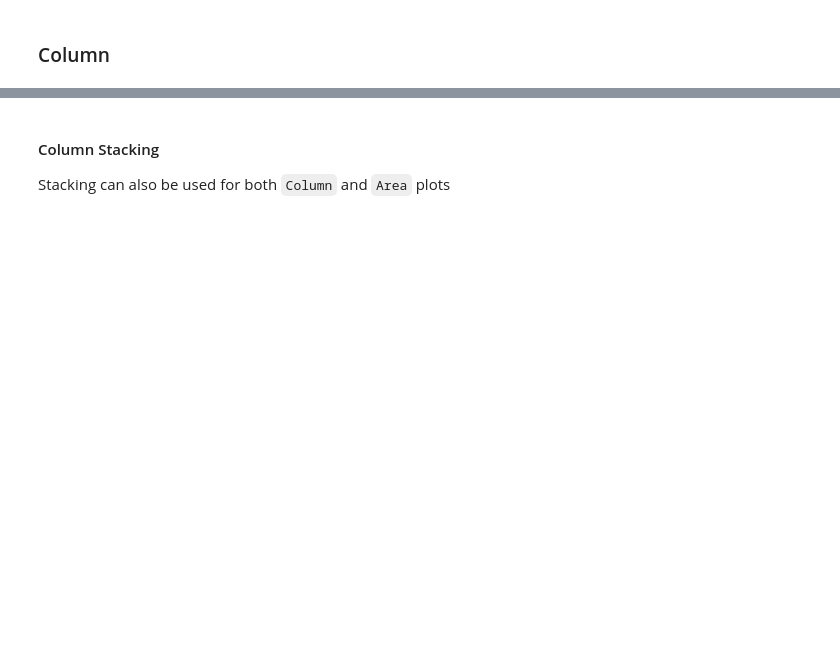
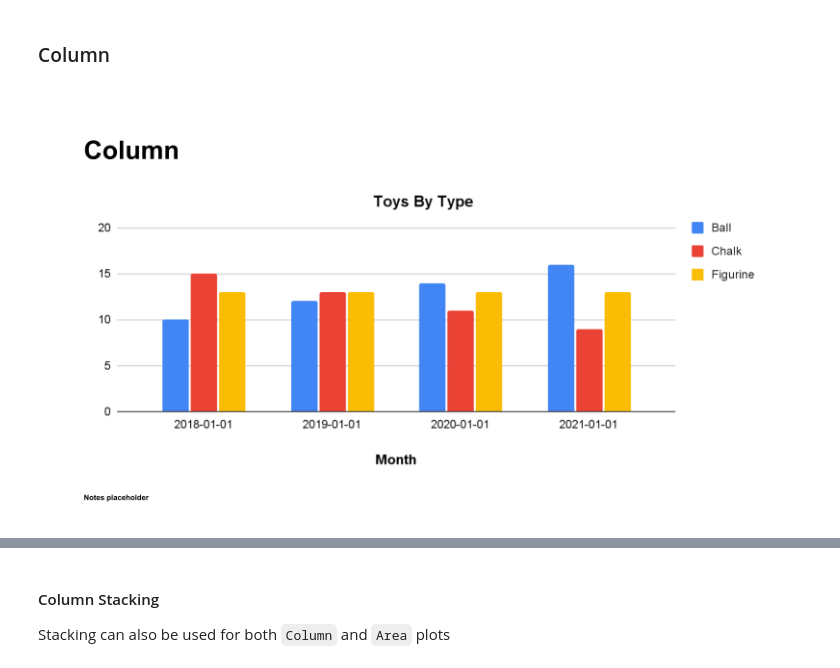
Before and after one commit to michael-gracie/gslides, a Jupyter notebook: notebooks/advanced_usage.ipynb, the cells around one changed output, grey strips where cells are left out. Cells and saved outputs as stored; diff of their text form; code cells hidden in the pictures; blank space fills up the shorter version.

```diff
--- a/notebooks/advanced_usage.ipynb
+++ b/notebooks/advanced_usage.ipynb
@@ -178,15 +176,18 @@ prs.add_slide(
 # %%
 ch = Chart(
     data = frame.data,
     x_axis_column = 'date',
     series = [Series.column()],
     title = 'Toys By Type',
     x_axis_label = 'Month',
     legend_position = 'RIGHT_LEGEND',
     y_min = 0
 )
 prs.add_slide(
     objects = [ch],
     layout = (1,1),
     title = 'Column'
 )
+prs.show_slide(prs.slide_ids[-1])
+# %% [output]
+[figure, added]
```
Also changed, not shown: parts of 32 cells of this notebook, 6 other files.
